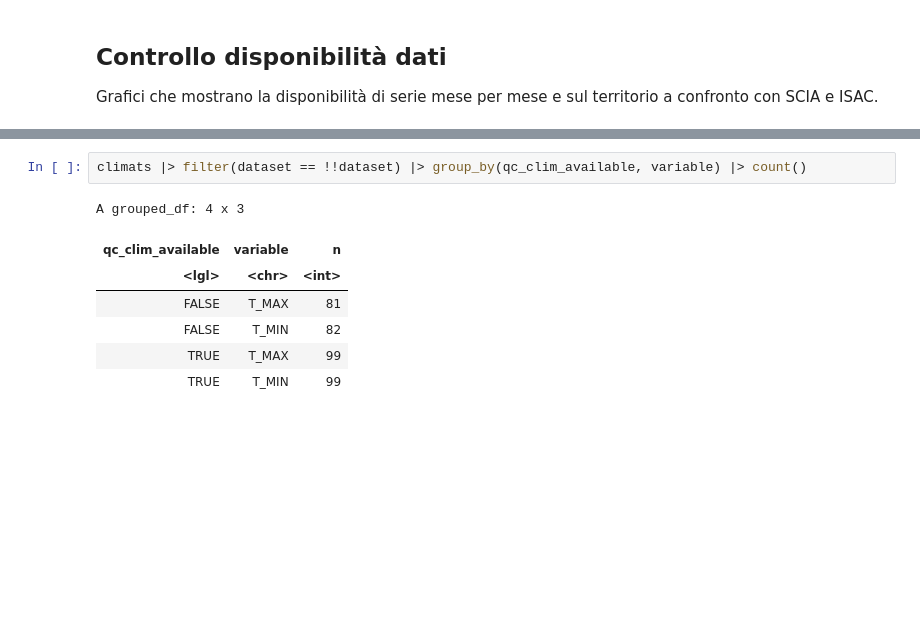
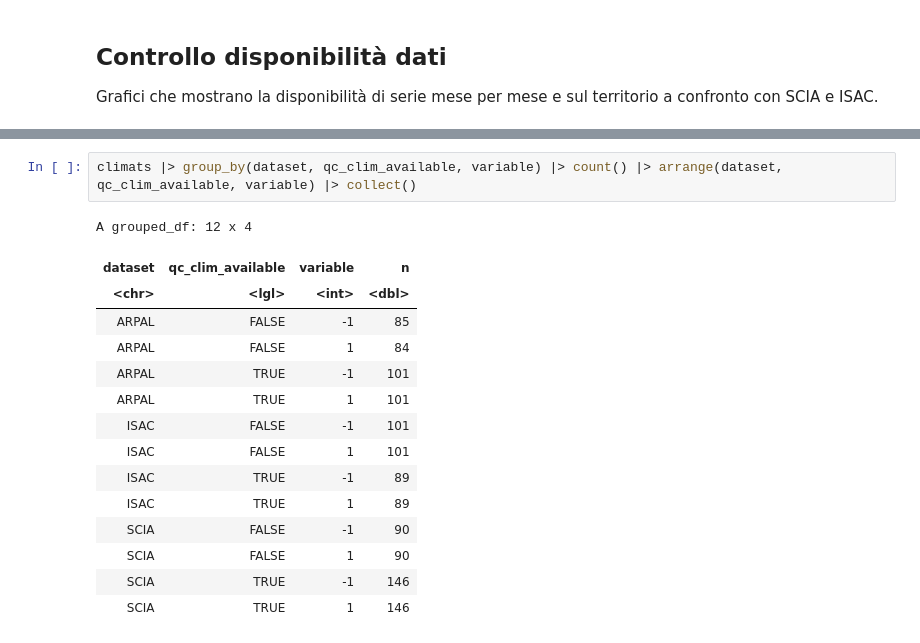
Before and after one commit to dnstudent/TesiMag, a Jupyter notebook: notebooks/integrazioni_regionali/liguria/data_load.ipynb, the cells around one changed output, grey strips where cells are left out. Saved outputs shown, nothing was run; the diff lists cells and outputs as text; blank space fills up the shorter version.

```diff
--- a/notebooks/integrazioni_regionali/liguria/data_load.ipynb
+++ b/notebooks/integrazioni_regionali/liguria/data_load.ipynb
@@ -107,13 +106,21 @@ p
 # %%
-climats |> filter(dataset == !!dataset) |> group_by(qc_clim_available, variable) |> count()
+climats |> group_by(dataset, qc_clim_available, variable) |> count() |> arrange(dataset, qc_clim_available, variable) |> collect()
 # %% [output]
-A grouped_df: 4 x 3
+A grouped_df: 12 x 4
-| qc_clim_available | variable | n |
-| <lgl> | <chr> | <int> |
-| FALSE | T_MAX | 81 |
-| FALSE | T_MIN | 82 |
-| TRUE | T_MAX | 99 |
-| TRUE | T_MIN | 99 |
+| dataset | qc_clim_available | variable | n |
+| <chr> | <lgl> | <int> | <dbl> |
+| ARPAL | FALSE | -1 | 85 |
+| ARPAL | FALSE | 1 | 84 |
+| ARPAL | TRUE | -1 | 101 |
+| ARPAL | TRUE | 1 | 101 |
+| ISAC | FALSE | -1 | 101 |
+| ISAC | FALSE | 1 | 101 |
+| ISAC | TRUE | -1 | 89 |
+| ISAC | TRUE | 1 | 89 |
+| SCIA | FALSE | -1 | 90 |
+| SCIA | FALSE | 1 | 90 |
+| SCIA | TRUE | -1 | 146 |
+| SCIA | TRUE | 1 | 146 |
 # %%
 rm(stations, state_data, ymonthly_avail, climats, p)
 gc()
```
Also changed, not shown: parts of 7 cells of this notebook, 9 other files.
